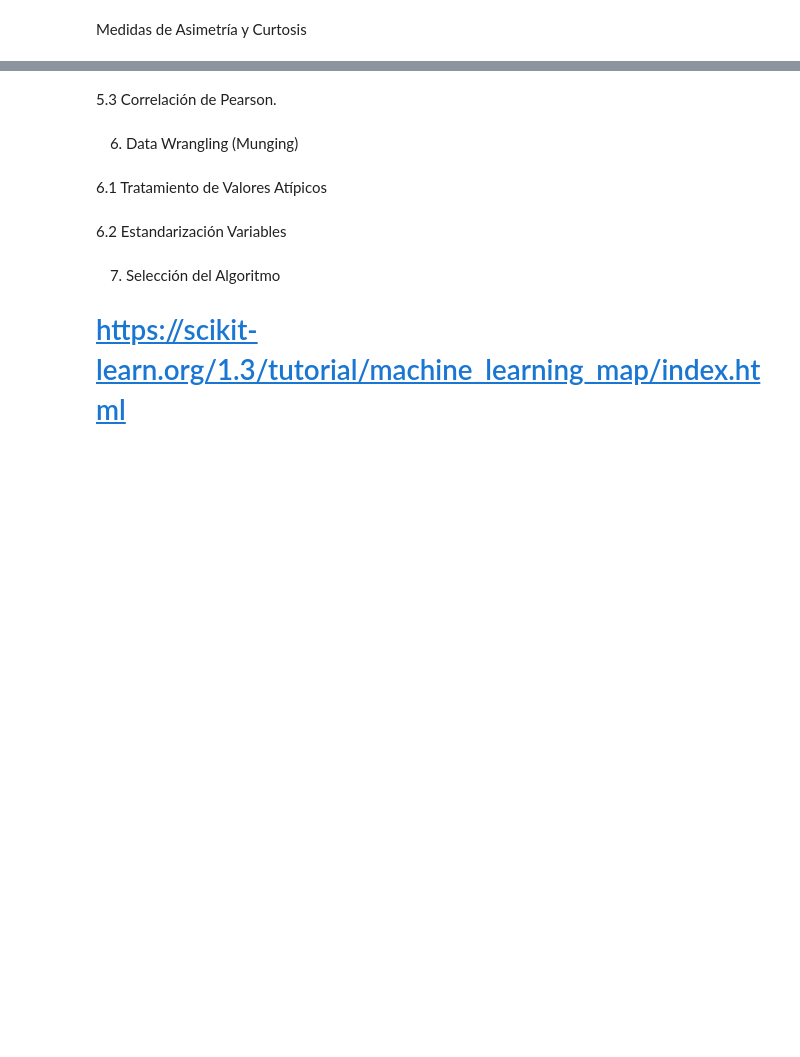
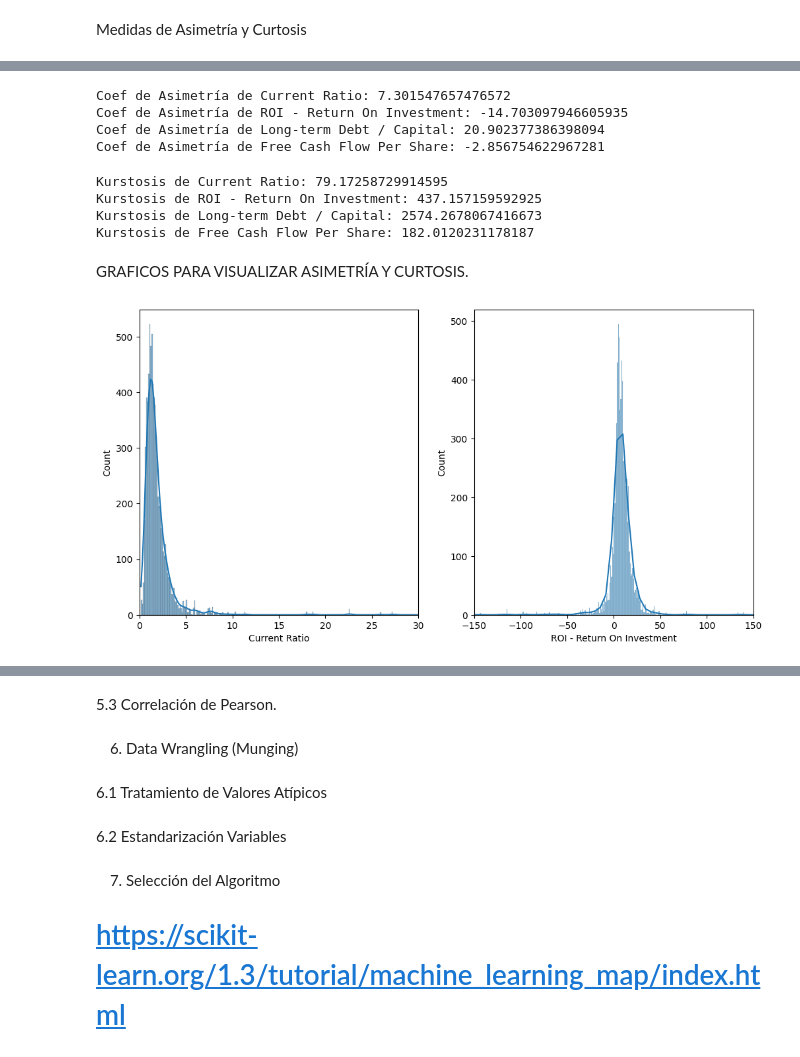
Before and after one commit to jfdonosom/Notebooks, a Jupyter notebook: Preentrega_DSII_Donoso_Mendieta.ipynb, the cells around one changed output, grey strips where cells are left out. Drawn from its saved outputs; the diff is of its cells as text; code cells hidden in the pictures; blank space fills up the shorter version.

```diff
--- a/Preentrega_DSII_Donoso_Mendieta.ipynb
+++ b/Preentrega_DSII_Donoso_Mendieta.ipynb
@@ -892,0 +891,3 @@ Conclusión: Se Rechaza la Hipótesis Nula -> Existe una Alta Correlación entre
+# %%
+df.drop(columns=['ROA - Return On Assets', 'Pre-Tax Profit Margin', 'Net Profit Margin', 'Operating Margin', 'EBIT Margin', 'Debt/Equity Ratio', 'Asset Turnover', 'Operating Cash Flow Per Share', 'Rating Date'], inplace=True)
+df.head(5)
@@ -1094,21 +976,0 @@ plt.show()
-# %%
-# Box Plot 5
-# Estandarización Gráfico bajo Escala Logística.
-sns.set_theme(style='ticks')
-
-f, ax = plt.subplots(figsize=(10,6))
-ax.set_xscale('logit')
-
-margins = ['Current Ratio', 'ROA - Return On Assets', 'ROI - Return On Investment']
-
-df_melted = df[margins].melt(var_name='Margen', value_name='Valor')
-
-sns.boxplot(data=df_melted, x='Valor', y='Margen', hue='Margen', whis=[0, 100], width=.6, palette="vlag")
-
-sns.stripplot(data=df_melted, x='Valor', y='Margen', size=4, color=".3")
-
-ax.xaxis.grid(True)
-ax.set(ylabel="")
-sns.despine(trim=True, left=True)
-
-plt.show()
@@ -1159,0 +977,36 @@ average_sqft_dict
+# %%
+# Coeficiente de Asimetía
+for column in df_var_selecc.columns:
+    SK = stats.skew(df_var_selecc[column])
+    print(f'Coef de Asimetría de {column}: {SK}')
+# %% [output]
+Coef de Asimetría de Current Ratio: 7.301547657476572
+Coef de Asimetría de ROI - Return On Investment: -14.703097946605935
+Coef de Asimetría de Long-term Debt / Capital: 20.902377386398094
+Coef de Asimetría de Free Cash Flow Per Share: -2.856754622967281
+# %%
+# Curtosis
+for column in df_var_selecc.columns:
+   KUR = stats.kurtosis(df_var_selecc[column])
+   print(f'Kurstosis de {column}: {KUR}')
+# %% [output]
+Kurstosis de Current Ratio: 79.17258729914595
+Kurstosis de ROI - Return On Investment: 437.157159592925
+Kurstosis de Long-term Debt / Capital: 2574.2678067416673
+Kurstosis de Free Cash Flow Per Share: 182.0120231178187
+# %% [markdown]
+GRAFICOS PARA VISUALIZAR ASIMETRÍA Y CURTOSIS.
+# %%
+fig, (ax1, ax2) = plt.subplots(1, 2, figsize=(12, 6))
+
+# Gráfico 1: Current Ratio
+sns.histplot(df, x='Current Ratio', kde=True, ax=ax1)
+ax1.set_xlim([0, 30])
+
+# Gráfico 2: ROI - Return On Investment
+sns.histplot(df, x='ROI - Return On Investment', kde=True, ax=ax2)
+ax2.set_xlim([-150, 150])
+
+plt.show()
+# %% [output]
+[figure, added]
```
Also changed, not shown: parts of 161 cells of this notebook.
